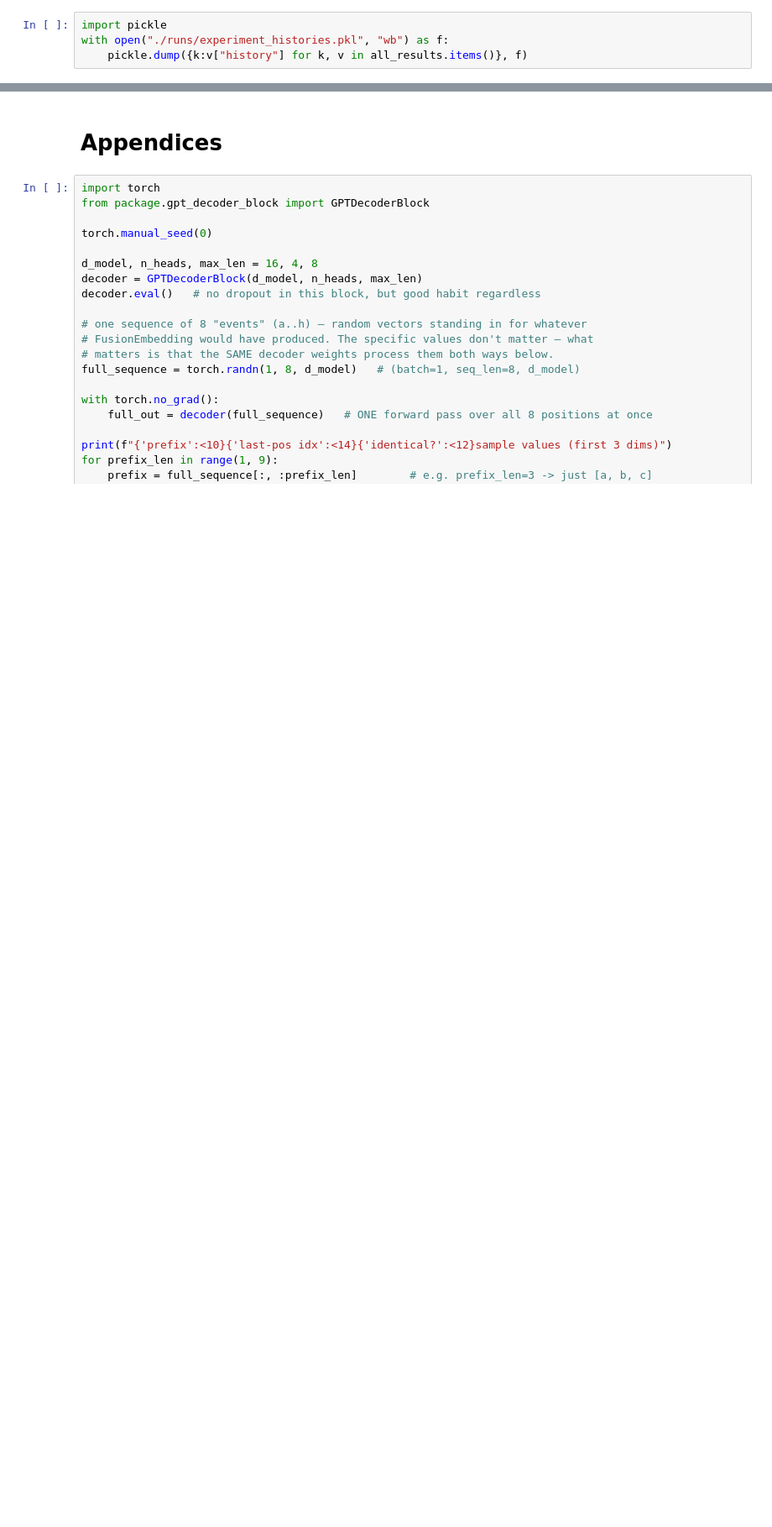
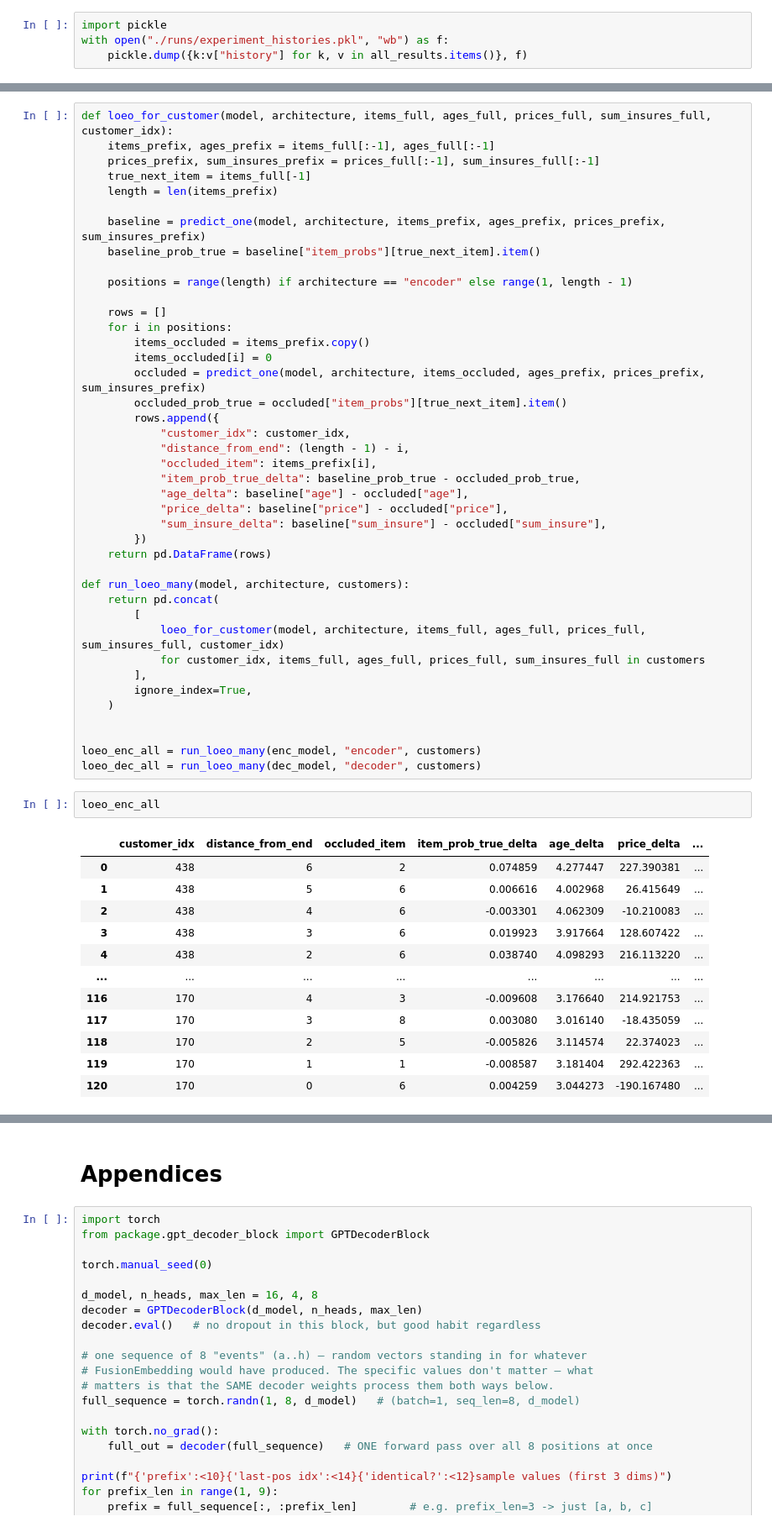
Before and after one commit to datanooblol/a-study-on-transformer, a Jupyter notebook: sequences_to_multiple_outcomes.ipynb, the cells around one changed output, grey strips where cells are left out. Shown at 84% size. Cells and saved outputs as stored; diff of their text form; blank space fills up the shorter version.

```diff
--- a/sequences_to_multiple_outcomes.ipynb
+++ b/sequences_to_multiple_outcomes.ipynb
@@ -1224,0 +1399,56 @@ with open("./runs/experiment_histories.pkl", "wb") as f:
+# %%
+def loeo_for_customer(model, architecture, items_full, ages_full, prices_full, sum_insures_full, customer_idx):
+    items_prefix, ages_prefix = items_full[:-1], ages_full[:-1]
+    prices_prefix, sum_insures_prefix = prices_full[:-1], sum_insures_full[:-1]
+    true_next_item = items_full[-1]
+    length = len(items_prefix)
+
+    baseline = predict_one(model, architecture, items_prefix, ages_prefix, prices_prefix, sum_insures_prefix)
+    baseline_prob_true = baseline["item_probs"][true_next_item].item()
+
+    positions = range(length) if architecture == "encoder" else range(1, length - 1)
+
+    rows = []
+    for i in positions:
+        items_occluded = items_prefix.copy()
+        items_occluded[i] = 0
+        occluded = predict_one(model, architecture, items_occluded, ages_prefix, prices_prefix, sum_insures_prefix)
+        occluded_prob_true = occluded["item_probs"][true_next_item].item()
+        rows.append({
+            "customer_idx": customer_idx,
+            "distance_from_end": (length - 1) - i,
+            "occluded_item": items_prefix[i],
+            "item_prob_true_delta": baseline_prob_true - occluded_prob_true,
+            "age_delta": baseline["age"] - occluded["age"],
+            "price_delta": baseline["price"] - occluded["price"],
+            "sum_insure_delta": baseline["sum_insure"] - occluded["sum_insure"],
+        })
+    return pd.DataFrame(rows)
+
+def run_loeo_many(model, architecture, customers):
+    return pd.concat(
+        [
+            loeo_for_customer(model, architecture, items_full, ages_full, prices_full, sum_insures_full, customer_idx)
+            for customer_idx, items_full, ages_full, prices_full, sum_insures_full in customers
+        ],
+        ignore_index=True,
+    )
+
+
+loeo_enc_all = run_loeo_many(enc_model, "encoder", customers)
+loeo_dec_all = run_loeo_many(dec_model, "decoder", customers)
+# %%
+loeo_enc_all
+# %% [output]
+|  | customer_idx | distance_from_end | occluded_item | item_prob_true_delta | age_delta | price_delta | ... |
+| 0 | 438 | 6 | 2 | 0.074859 | 4.277447 | 227.390381 | ... |
+| 1 | 438 | 5 | 6 | 0.006616 | 4.002968 | 26.415649 | ... |
+| 2 | 438 | 4 | 6 | -0.003301 | 4.062309 | -10.210083 | ... |
+| 3 | 438 | 3 | 6 | 0.019923 | 3.917664 | 128.607422 | ... |
+| 4 | 438 | 2 | 6 | 0.038740 | 4.098293 | 216.113220 | ... |
+| ... | ... | ... | ... | ... | ... | ... | ... |
+| 116 | 170 | 4 | 3 | -0.009608 | 3.176640 | 214.921753 | ... |
+| 117 | 170 | 3 | 8 | 0.003080 | 3.016140 | -18.435059 | ... |
+| 118 | 170 | 2 | 5 | -0.005826 | 3.114574 | 22.374023 | ... |
+| 119 | 170 | 1 | 1 | -0.008587 | 3.181404 | 292.422363 | ... |
+| 120 | 170 | 0 | 6 | 0.004259 | 3.044273 | -190.167480 | ... |
```
Also changed, not shown: parts of 47 cells of this notebook, 28 other files.
